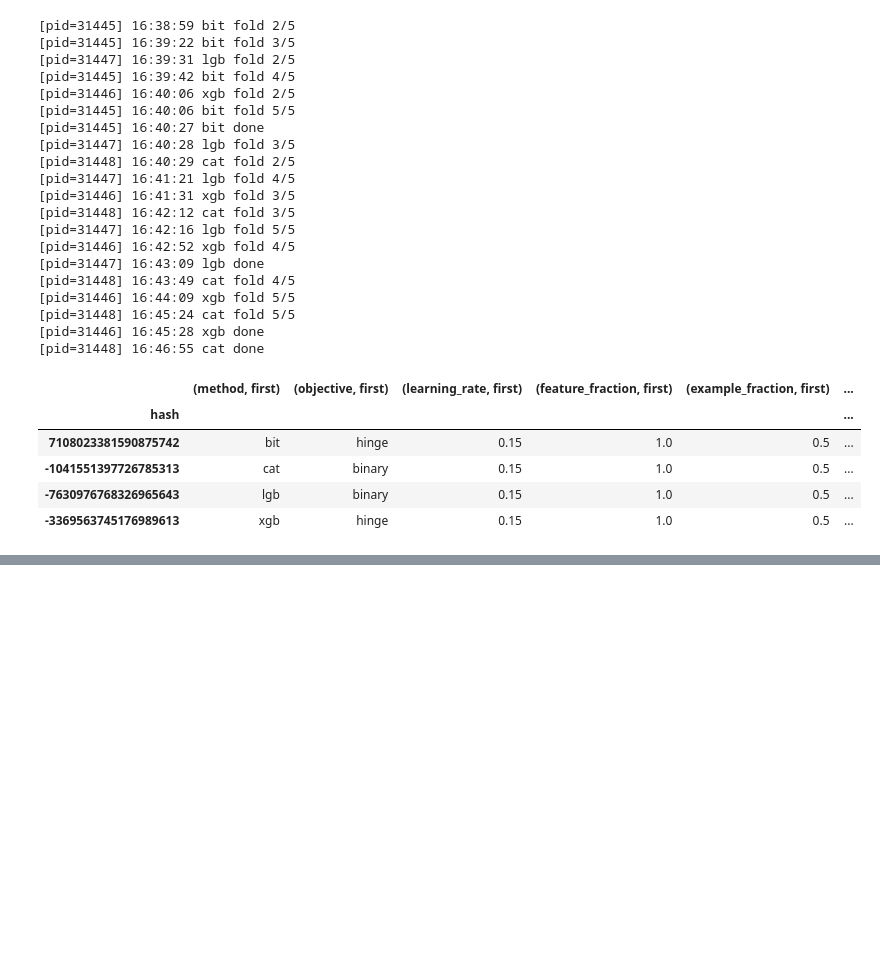
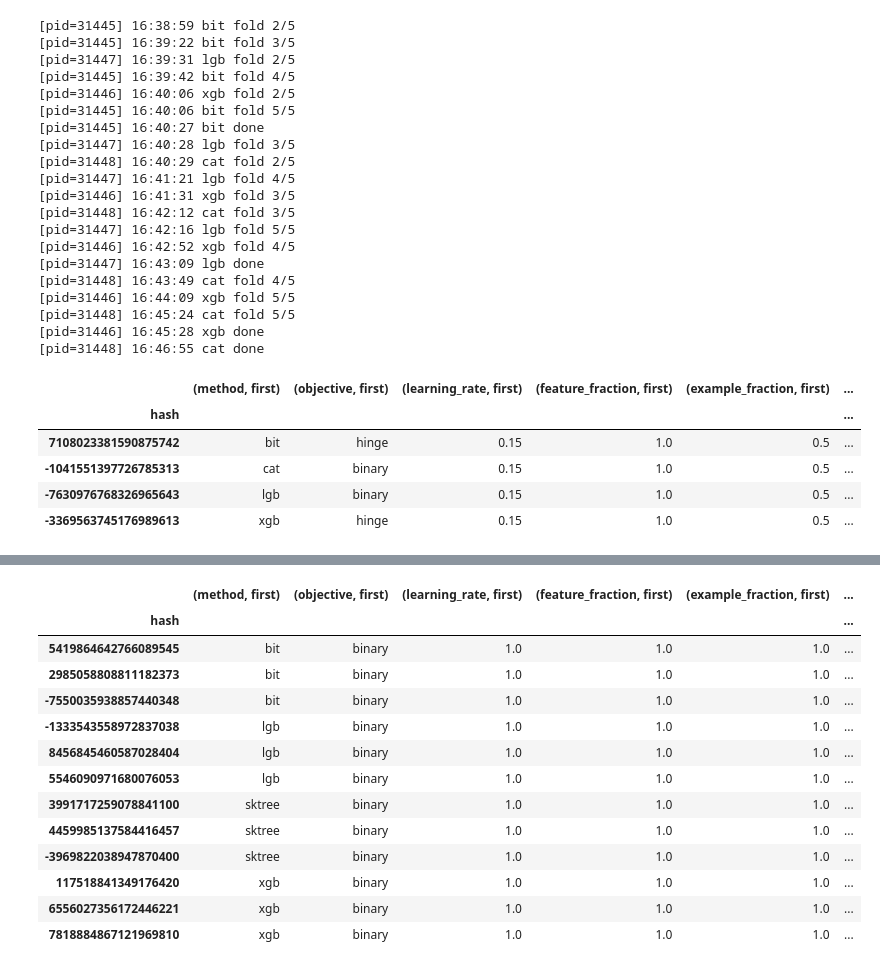
Before and after one commit to laudv/bitboost, a Jupyter notebook: experiments/covtype/run-covtype.ipynb, the cells around one changed output, grey strips where cells are left out. Drawn from its saved outputs; the diff is of its cells as text; code cells hidden in the pictures; blank space fills up the shorter version.

```diff
--- a/experiments/covtype/run-covtype.ipynb
+++ b/experiments/covtype/run-covtype.ipynb
@@ -255,0 +258,15 @@ average_results(csv)
+# %%
+params_list = gen_params_list({
+    "method": ["bit", "sktree", "lgb", "xgb"],
+    "target": "Cover_Type",
+    "categorical": [catfeats],
+    "learning_rate": 1.0,
+    "objective": "binary", "metric": "error",
+    "niterations": [1], "max_depth": [10,11,12],
+    "example_fraction": [1.0],
+    "feature_fraction": [1.0],
+    "bit_discr_nbits": [8],
+    "bit_sample_freq": [20],
+    "bit_max_nbins": [16]
+})
+csv = run_all(df, params_list, nprocs=6, random_state=55565)
@@ -255,0 +314,17 @@ average_results(csv)
+# %%
+average_results(csv).sort_values([("method", "first"), ("max_depth", "first")])
+# %% [output]
+|  | (method, first) | (objective, first) | (learning_rate, first) | (feature_fraction, first) | (example_fraction, first) | ... |
+| hash |  |  |  |  |  | ... |
+| 5419864642766089545 | bit | binary | 1.0 | 1.0 | 1.0 | ... |
+| 2985058808811182373 | bit | binary | 1.0 | 1.0 | 1.0 | ... |
+| -7550035938857440348 | bit | binary | 1.0 | 1.0 | 1.0 | ... |
+| -1333543558972837038 | lgb | binary | 1.0 | 1.0 | 1.0 | ... |
+| 8456845460587028404 | lgb | binary | 1.0 | 1.0 | 1.0 | ... |
+| 5546090971680076053 | lgb | binary | 1.0 | 1.0 | 1.0 | ... |
+| 3991717259078841100 | sktree | binary | 1.0 | 1.0 | 1.0 | ... |
+| 4459985137584416457 | sktree | binary | 1.0 | 1.0 | 1.0 | ... |
+| -3969822038947870400 | sktree | binary | 1.0 | 1.0 | 1.0 | ... |
+| 117518841349176420 | xgb | binary | 1.0 | 1.0 | 1.0 | ... |
+| 6556027356172446221 | xgb | binary | 1.0 | 1.0 | 1.0 | ... |
+| 7818884867121969810 | xgb | binary | 1.0 | 1.0 | 1.0 | ... |
```
Also changed, not shown: parts of 2 cells of this notebook, 2 other files.
